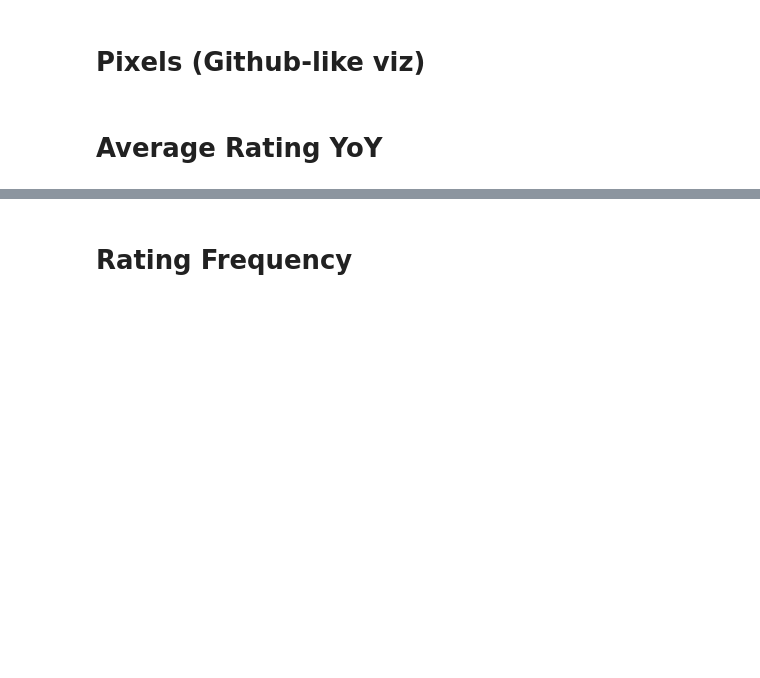
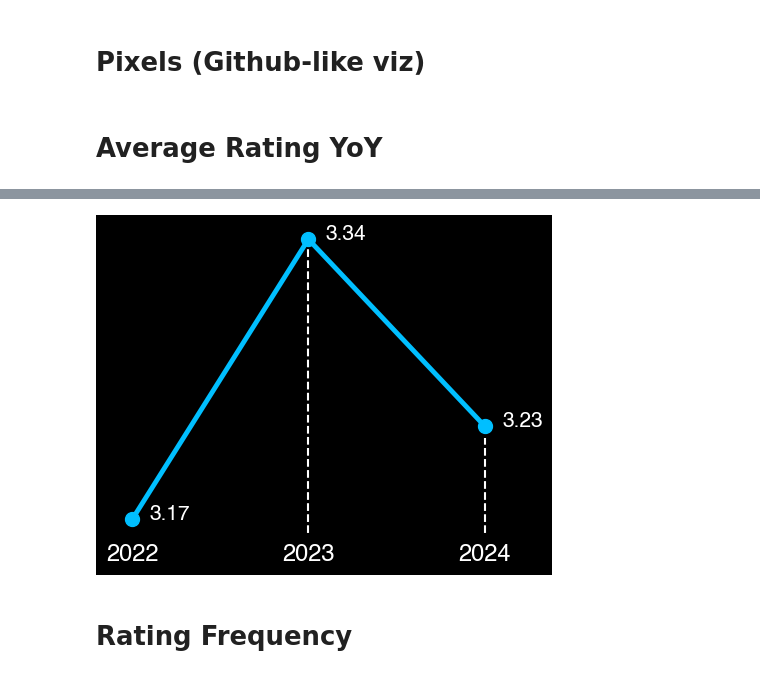
Before and after one commit to andreapisa9/year-in-pixels, a Jupyter notebook: visualizations.ipynb, the cells around one changed output, grey strips where cells are left out. Cells and saved outputs as stored; diff of their text form; code cells hidden in the pictures; blank space fills up the shorter version.

```diff
--- a/visualizations.ipynb
+++ b/visualizations.ipynb
@@ -157,5 +207,34 @@ generate_github_style_heatmap(data_current_year.copy(), palette_list, 'pixels_gr
+# %%
+# Line chart of avg rating per year
+def plot_avg_ratings_per_year(data_all : pd.DataFrame, label : str, palette_list : list[str]):
+    years = list(range(
+        data_all.loc[0,['date']].to_numpy()[0].year,
+        data_all.loc[data_all.shape[0]-1, ['date']].to_numpy()[0].year+1,
+        1))
+
+    avgs = []
+    for year in years:
+        filter = data_all['date'].apply(lambda x : check_year(x, year))
+        data_filtered = data_all[filter]
+        avgs.append(data_filtered[label].mean())
+
+    fig, ax = plt.subplots(figsize=(5,4))
+
+    for data_point in range(len(avgs)):
+        ax.annotate(f'{avgs[data_point]:.2f}', (years[data_point]+0.1,avgs[data_point]), color='white', fontname='Helvetica', fontsize=15, fontweight='bold')
+        ax.axvline(years[data_point], ymin=0.0, ymax=(avgs[data_point]-min(avgs))/(max(avgs)-min(avgs)) - 0.025, color='white', linestyle='--')
+
+    ax.plot(years, avgs, 'o-', color='#'+palette_list[-1], linewidth=3.5, markersize=10)
+    ax.set_yticks([])
+    ax.set_xticks(years, labels=years, fontname='Helvetica', fontweight='bold', fontsize=17, color='white')
+    fig.set_facecolor('black')
+    ax.set_facecolor('black')
+    plt.show()
 # %%
 # Execution (2024)
+plot_avg_ratings_per_year(data_all.copy(), 'scores', palette_list)
+# %% [output]
+[figure, added]
 # %% [markdown]
 # Rating Frequency
 # %%
```
Also changed, not shown: parts of 9 cells of this notebook, 1 other file.
